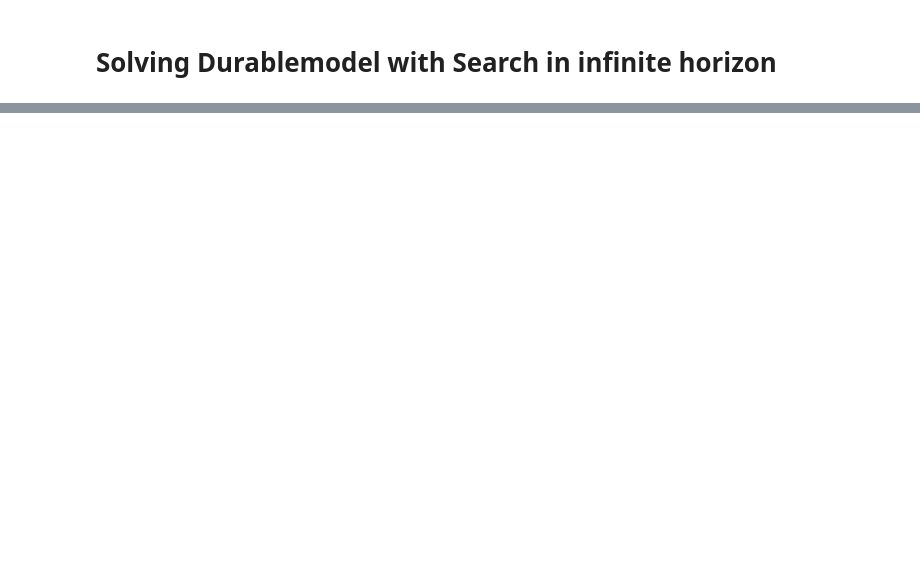
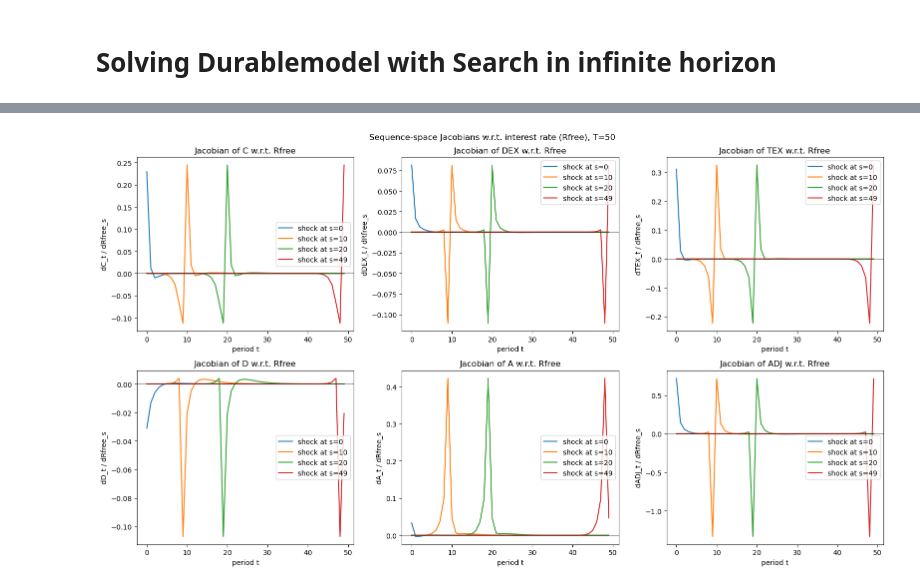
Before and after one commit to AMonninger/DCEGM_Search, a Jupyter notebook: Code/DurableModel_Search_Inf.ipynb, the cells around one changed output, grey strips where cells are left out. Saved outputs shown, nothing was run; the diff lists cells and outputs as text; code cells hidden in the pictures; blank space fills up the shorter version.

Commit message:
Add Steady State and Jacobians

```diff
--- a/Code/DurableModel_Search_Inf.ipynb
+++ b/Code/DurableModel_Search_Inf.ipynb
@@ -73,6 +73,7 @@ durable_defaults = dict(
     T_cycle=1,       # number of periods before terminal when cycles >= 1
     tol=1e-6,        # infinite-horizon convergence tolerance (matches background)
     max_cycles=300,  # iteration cap for cycles=0 (matches background max_cycles)
+    distance_metric="mse",
     verbose=False,
 )
 # %%
@@ -80,8 +81,9 @@ base_search = copy.deepcopy(durable_defaults)
 base_search["sigma_eps"] = 0.0
 base_search["PriceShkStd"] = 0.0
 base_search["PriceShkCount"] = 1
-base_search["SearchCost"] = 0.2
+base_search["SearchCost"] = 0.3
 base_search["cycle"] = 0
+base_search["diagnostics"] = False     # in your notebook config
 
 search_model = DurableConsumer(**base_search)
 search_model.update()
@@ -95,0 +128,31 @@ plt.plot(search_model.xNrmGrid, search_model.solution[0].cFuncAdj(search_model.x
+# %%
+import matplotlib.pyplot as plt
+
+T = 50
+J_C, J_DEX, J_TEX, J_D, J_A, J_ADJ = search_model.calc_jacobian("Rfree", T)
+
+jacobians = {
+    "C": J_C,
+    "DEX": J_DEX,
+    "TEX": J_TEX,
+    "D": J_D,
+    "A": J_A,
+    "ADJ": J_ADJ,
+}
+# %%
+cols = [0, 10, 20, 49]
+
+fig, axes = plt.subplots(2, 3, figsize=(16, 9))
+for ax, (name, J) in zip(axes.flat, jacobians.items()):
+    for s in cols:
+        ax.plot(J[:, s], label=f"shock at s={s}")
+    ax.axhline(0.0, color="k", lw=0.5)
+    ax.set_title(f"Jacobian of {name} w.r.t. Rfree")
+    ax.set_xlabel("period t")
+    ax.set_ylabel(f"d{name}_t / dRfree_s")
+    ax.legend()
+fig.suptitle("Sequence-space Jacobians w.r.t. interest rate (Rfree), T=50")
+fig.tight_layout()
+plt.show()
+# %% [output]
+[figure, added]
```
Also changed, not shown: parts of 4 cells of this notebook, 2 other files.
